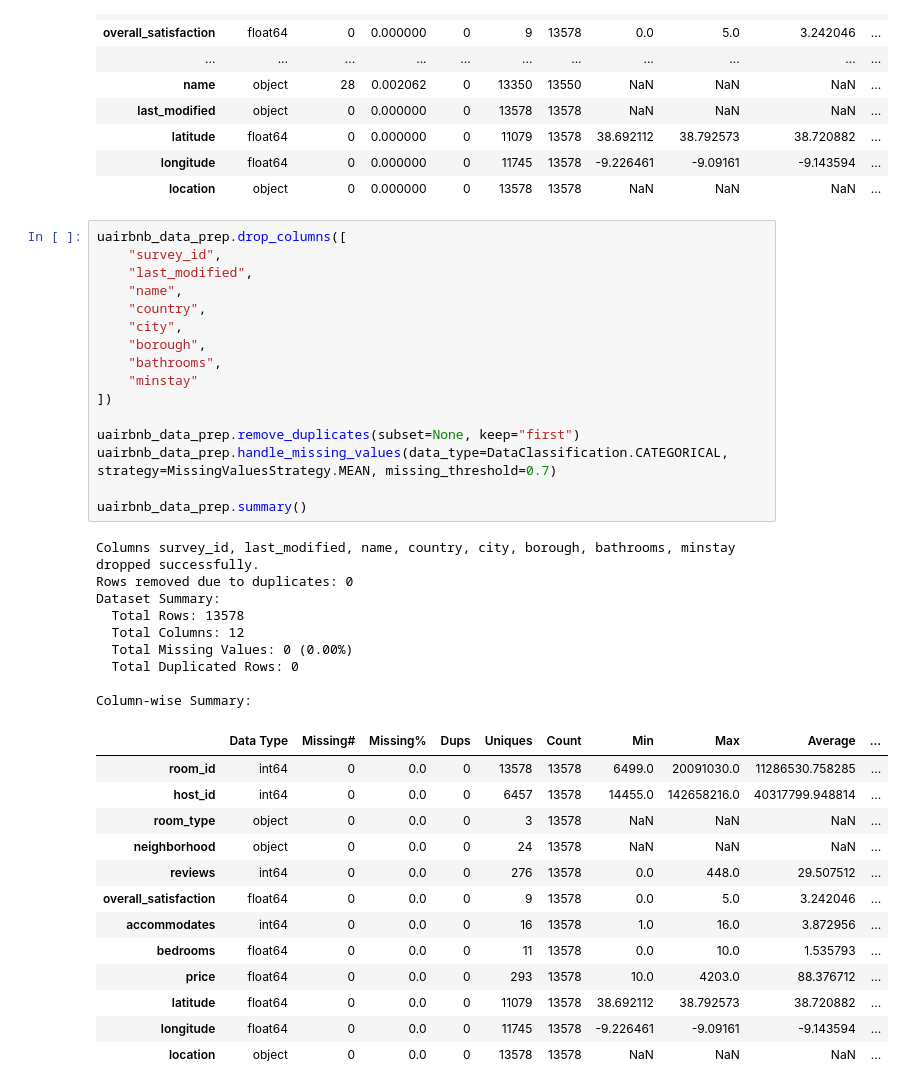
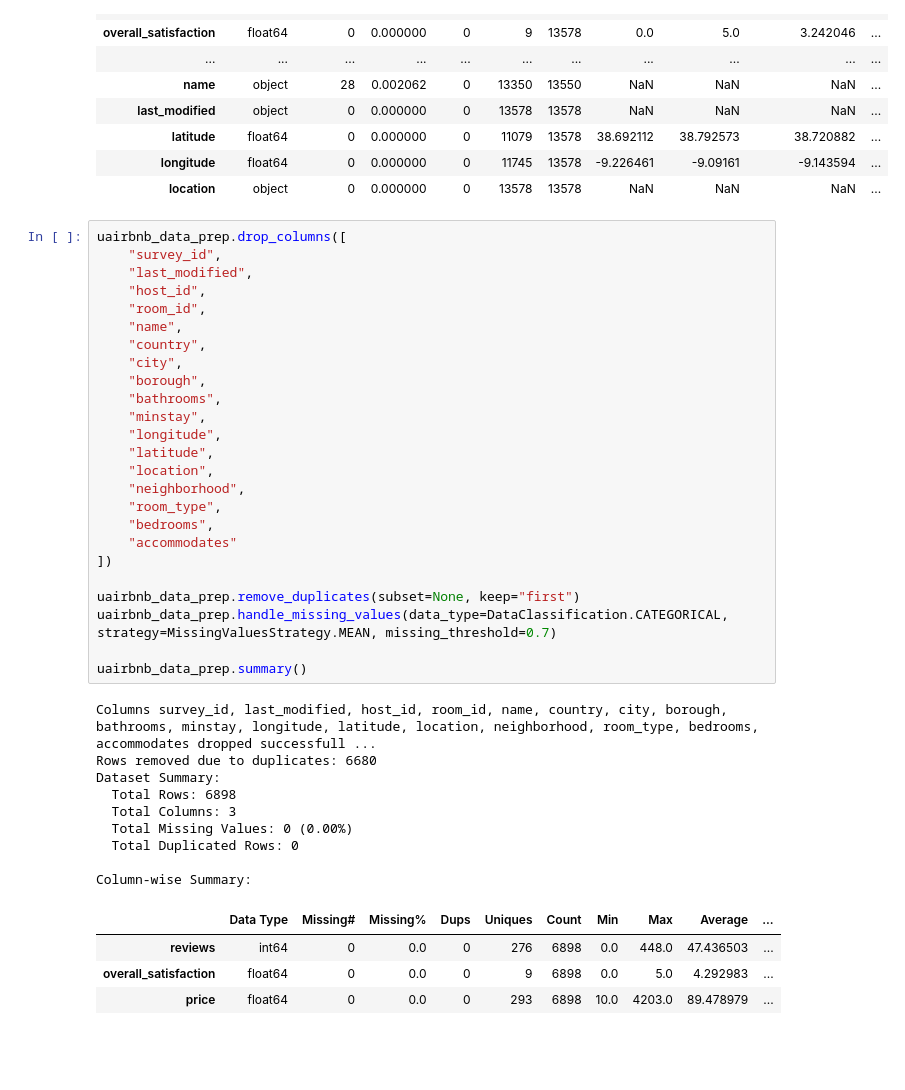
Before and after one commit to Gutelvam/AIFundamentsClass, a Jupyter notebook: notebooks/Assessment_2_multimodel_pipeline.ipynb, the cells around one changed output. Saved outputs shown, nothing was run; the diff lists cells and outputs as text; blank space fills up the shorter version.

```diff
--- a/notebooks/Assessment_2_multimodel_pipeline.ipynb
+++ b/notebooks/Assessment_2_multimodel_pipeline.ipynb
@@ -863,42 +901,42 @@ Column-wise Summary:
 # %%
 uairbnb_data_prep.drop_columns([
 	"survey_id",
 	"last_modified",
+	"host_id",
+	"room_id",
 	"name",
 	"country",
 	"city",
 	"borough",
 	"bathrooms",
-	"minstay"
+	"minstay",
+	"longitude",
+	"latitude",
+	"location",
+	"neighborhood",
+	"room_type",
+	"bedrooms",
+	"accommodates"
 ])
 
 uairbnb_data_prep.remove_duplicates(subset=None, keep="first")
 uairbnb_data_prep.handle_missing_values(data_type=DataClassification.CATEGORICAL, strategy=MissingValuesStrategy.MEAN, missing_threshold=0.7)
 
 uairbnb_data_prep.summary()
 # %% [output]
-Columns survey_id, last_modified, name, country, city, borough, bathrooms, minstay dropped successfully.
-Rows removed due to duplicates: 0
+Columns survey_id, last_modified, host_id, room_id, name, country, city, borough, bathrooms, minstay, longitude, latitude, location, neighborhood, room_type, bedrooms, accommodates dropped successfull ...
+Rows removed due to duplicates: 6680
 Dataset Summary:
-  Total Rows: 13578
-  Total Columns: 12
+  Total Rows: 6898
+  Total Columns: 3
   Total Missing Values: 0 (0.00%)
   Total Duplicated Rows: 0
 
 Column-wise Summary:
 |  | Data Type | Missing# | Missing% | Dups | Uniques | Count | Min | Max | Average | ... |
-| room_id | int64 | 0 | 0.0 | 0 | 13578 | 13578 | 6499.0 | 20091030.0 | 11286530.758285 | ... |
-| host_id | int64 | 0 | 0.0 | 0 | 6457 | 13578 | 14455.0 | 142658216.0 | 40317799.948814 | ... |
-| room_type | object | 0 | 0.0 | 0 | 3 | 13578 | NaN | NaN | NaN | ... |
-| neighborhood | object | 0 | 0.0 | 0 | 24 | 13578 | NaN | NaN | NaN | ... |
-| reviews | int64 | 0 | 0.0 | 0 | 276 | 13578 | 0.0 | 448.0 | 29.507512 | ... |
-| overall_satisfaction | float64 | 0 | 0.0 | 0 | 9 | 13578 | 0.0 | 5.0 | 3.242046 | ... |
-| accommodates | int64 | 0 | 0.0 | 0 | 16 | 13578 | 1.0 | 16.0 | 3.872956 | ... |
-| bedrooms | float64 | 0 | 0.0 | 0 | 11 | 13578 | 0.0 | 10.0 | 1.535793 | ... |
-| price | float64 | 0 | 0.0 | 0 | 293 | 13578 | 10.0 | 4203.0 | 88.376712 | ... |
-| latitude | float64 | 0 | 0.0 | 0 | 11079 | 13578 | 38.692112 | 38.792573 | 38.720882 | ... |
-| longitude | float64 | 0 | 0.0 | 0 | 11745 | 13578 | -9.226461 | -9.09161 | -9.143594 | ... |
-| location | object | 0 | 0.0 | 0 | 13578 | 13578 | NaN | NaN | NaN | ... |
+| reviews | int64 | 0 | 0.0 | 0 | 276 | 6898 | 0.0 | 448.0 | 47.436503 | ... |
+| overall_satisfaction | float64 | 0 | 0.0 | 0 | 9 | 6898 | 0.0 | 5.0 | 4.292983 | ... |
+| price | float64 | 0 | 0.0 | 0 | 293 | 6898 | 10.0 | 4203.0 | 89.478979 | ... |
 # %%
 uairbnb_data_prep.encode_categorical()
 uairbnb_data_prep.summary()
```
Also changed, not shown: parts of 4 cells of this notebook.
